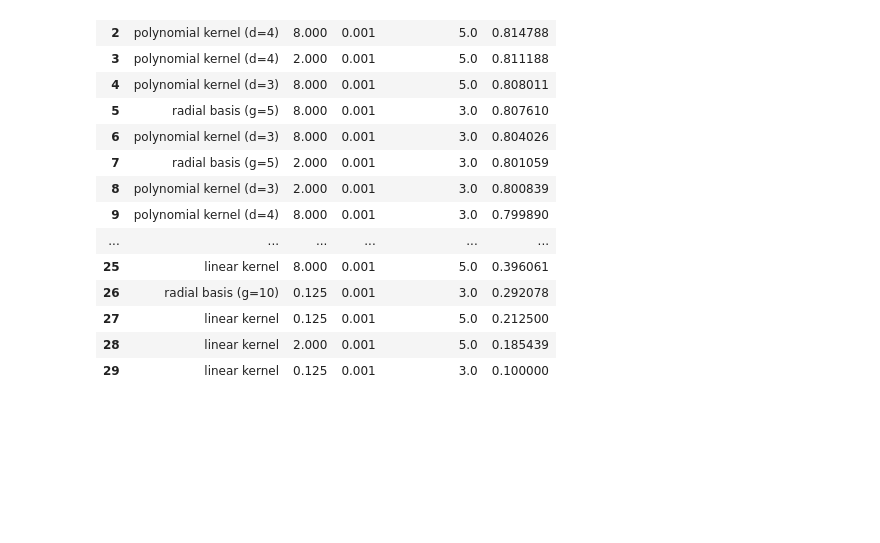
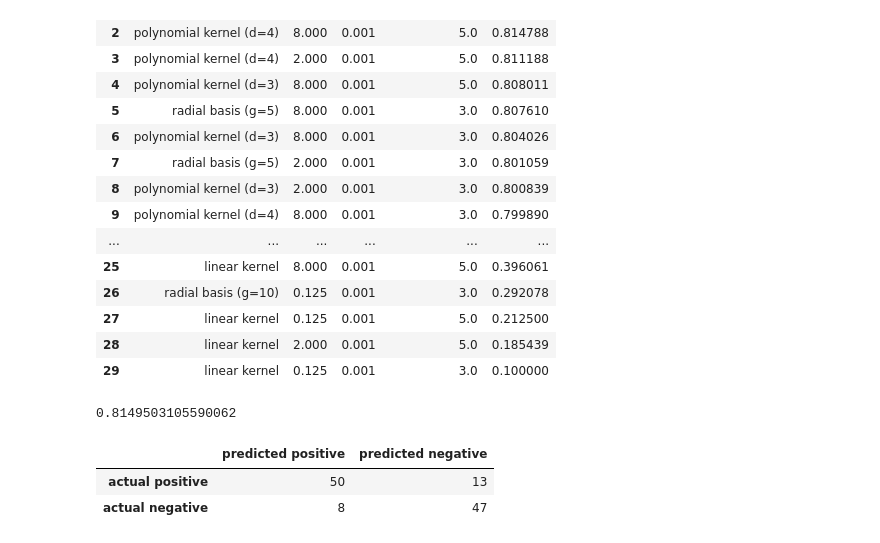
Before and after one commit to akustareva/Machine-Learning, a Jupyter notebook: svm/SVM.ipynb, the cells around one changed output. Cells and saved outputs as stored; diff of their text form; code cells hidden in the pictures; blank space fills up the shorter version.

Commit message:
add confusion matrix

```diff
--- a/svm/SVM.ipynb
+++ b/svm/SVM.ipynb
@@ -28,15 +28,20 @@ def svmTrainImlementation(trainSet, testSet, p):
 def svmTrainIter(data, p):
     foldsCount = 5
     averageAccuracy = 0
+    totalTp = totalTn = totalFp = totalFn = 0
     cv = kFold(len(data), foldsCount, shuffle=True)
     for train_index, test_index in cv:
         trainSet = [data[i] for i in train_index]
         testSet = [data[i] for i in test_index]
         classifierAnswers = svmTrainImlementation(trainSet, testSet, p)
-        accuracy = f1_score([point[2] for point in testSet], [point[2] for point in classifierAnswers])
+        accuracy, tp, tn, fp, fn = f1_score([point[2] for point in testSet], [point[2] for point in classifierAnswers])
         averageAccuracy += accuracy
+        totalTp += tp
+        totalTn += tn
+        totalFp += fp
+        totalFn += fn
     averageAccuracy /= foldsCount
-    return averageAccuracy
+    return averageAccuracy, (totalTp, totalTn, totalFp, totalFn)
 # %%
 kernels = [(linear_kernel, 'linear kernel'), (polynomial_kernel, 'polynomial kernel (d=3)'),
            (lambda x, y: polynomial_kernel(x, y, 4), 'polynomial kernel (d=4)'), (rbf_kernel, 'radial basis (g=5)'),
@@ -82,3 +87,19 @@ statistics
 | 27 | linear kernel | 0.125 | 0.001 | 5.0 | 0.212500 |
 | 28 | linear kernel | 2.000 | 0.001 | 5.0 | 0.185439 |
 | 29 | linear kernel | 0.125 | 0.001 | 3.0 | 0.100000 |
+# %%
+# Confusion matrix for the best result
+score, (tp, tn, fp, fn) = svmTrainIter(data, Parameters(kernels[1], 0.0, 2, 10 ** (-3), 5))
+print(score)
+# %% [output]
+0.8149503105590062
+# %%
+array = [[tp, fn],
+         [fp, tn]]
+df_cm = pd.DataFrame(array, index = ["actual positive", "actual negative"], columns = ["predicted positive", "predicted negative"])
+# %%
+df_cm
+# %% [output]
+|  | predicted positive | predicted negative |
+| actual positive | 50 | 13 |
+| actual negative | 8 | 47 |
```
Also changed, not shown: parts of 1 cell of this notebook, 1 other file.
